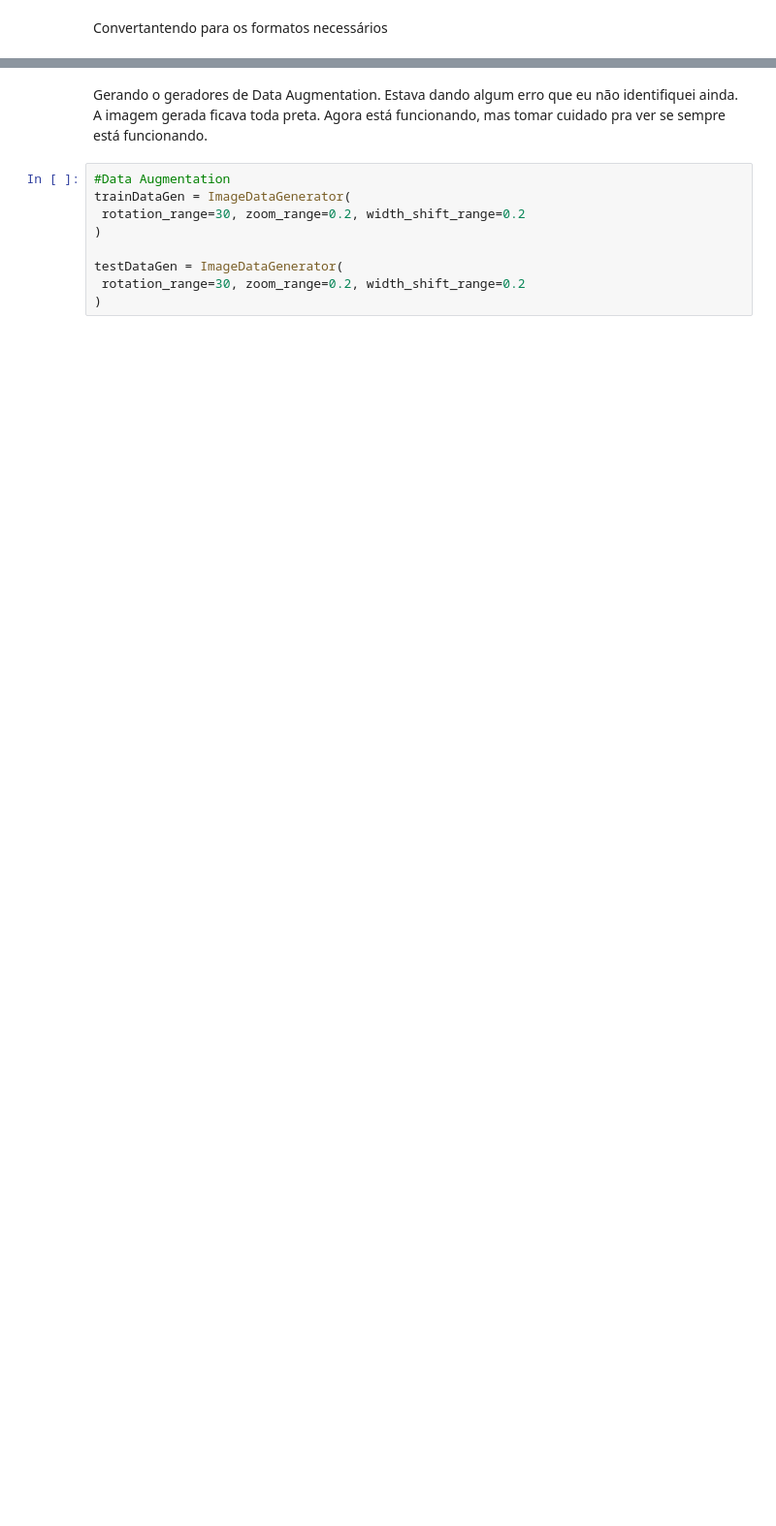
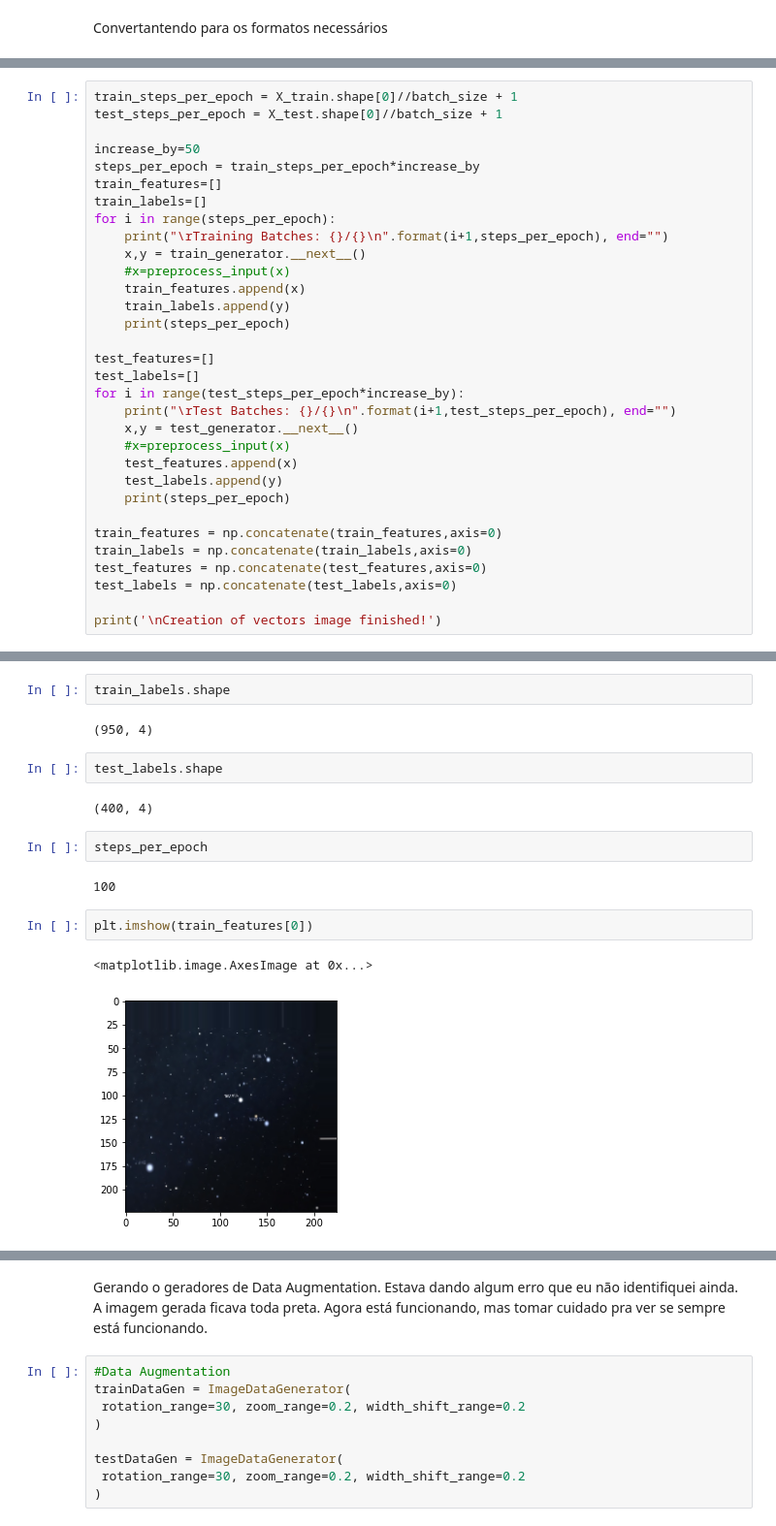
Before and after one commit to garaujo94/tcc-bi-master, a Jupyter notebook: TCC.ipynb, the cells around one changed output, grey strips where cells are left out. Shown at 97% size. Cells and saved outputs as stored; diff of their text form; blank space fills up the shorter version.

```diff
--- a/TCC.ipynb
+++ b/TCC.ipynb
@@ -139,0 +254,32 @@ orion
+# %%
+train_steps_per_epoch = X_train.shape[0]//batch_size + 1
+test_steps_per_epoch = X_test.shape[0]//batch_size + 1
+
+increase_by=50
+steps_per_epoch = train_steps_per_epoch*increase_by
+train_features=[]
+train_labels=[]
+for i in range(steps_per_epoch):
+    print("\rTraining Batches: {}/{}\n".format(i+1,steps_per_epoch), end="")
+    x,y = train_generator.__next__()
+    #x=preprocess_input(x)
+    train_features.append(x)
+    train_labels.append(y)
+    print(steps_per_epoch)
+
+test_features=[]
+test_labels=[]
+for i in range(test_steps_per_epoch*increase_by):
+    print("\rTest Batches: {}/{}\n".format(i+1,test_steps_per_epoch), end="")
+    x,y = test_generator.__next__()
+    #x=preprocess_input(x)
+    test_features.append(x)
+    test_labels.append(y)
+    print(steps_per_epoch)
+
+train_features = np.concatenate(train_features,axis=0)
+train_labels = np.concatenate(train_labels,axis=0)
+test_features = np.concatenate(test_features,axis=0)
+test_labels = np.concatenate(test_labels,axis=0)
+
+print('\nCreation of vectors image finished!')
@@ -139,0 +307,17 @@ orion
+# %%
+train_labels.shape
+# %% [output]
+(950, 4)
+# %%
+test_labels.shape
+# %% [output]
+(400, 4)
+# %%
+steps_per_epoch
+# %% [output]
+100
+# %%
+plt.imshow(train_features[0])
+# %% [output]
+<matplotlib.image.AxesImage at 0x...>
+[figure, added]
```
Also changed, not shown: parts of 135 cells of this notebook.
